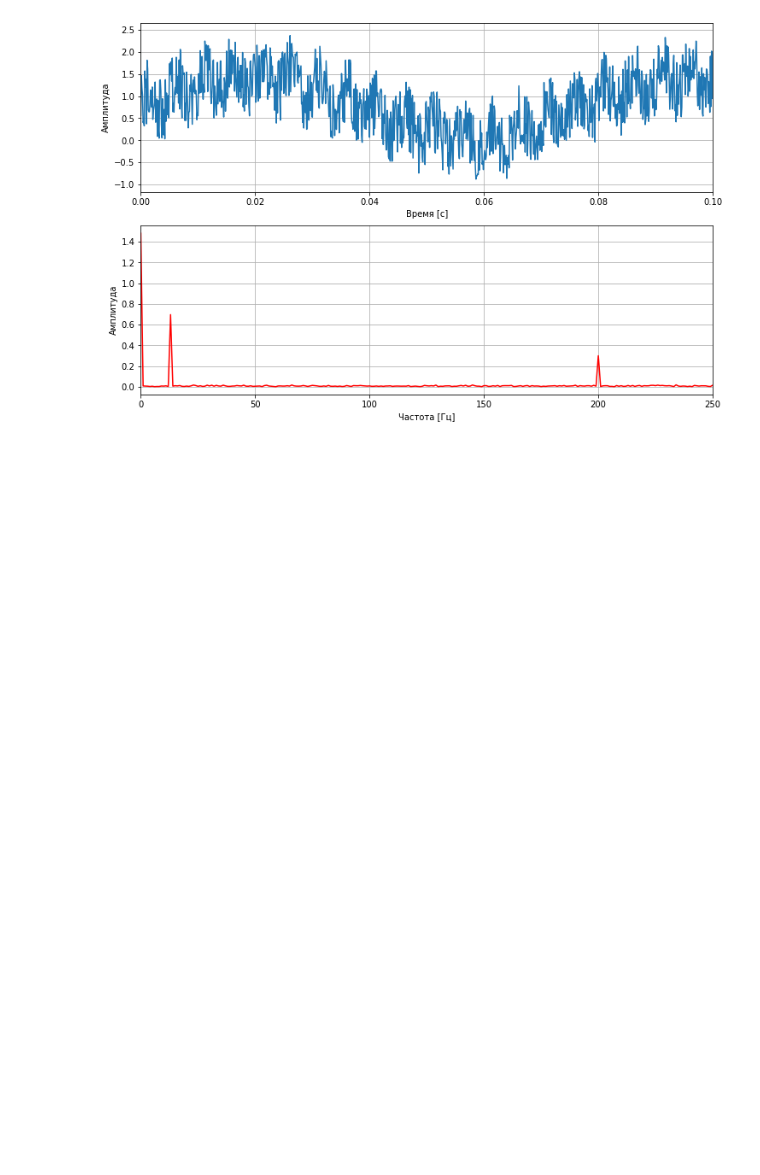
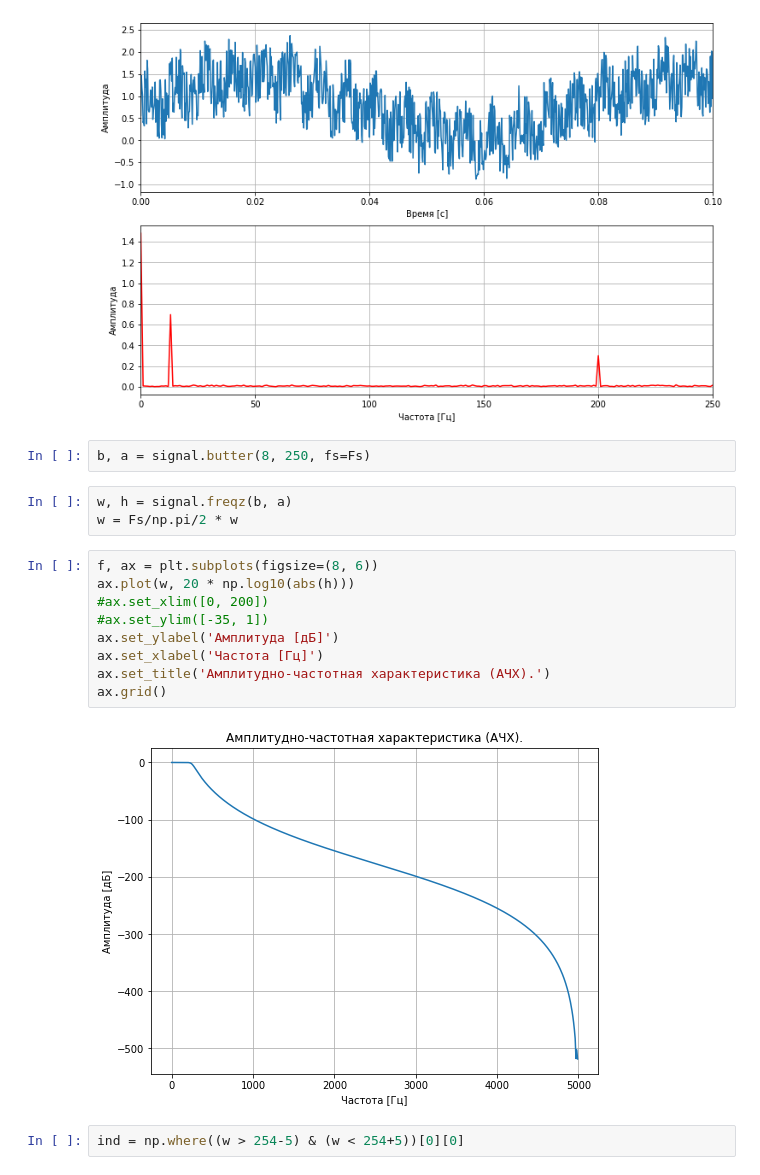
Before and after one commit to Corwin74/skill-factory, a Jupyter notebook: ML8/ml8-17-2.ipynb, the cells around one changed output. Saved outputs shown, nothing was run; the diff lists cells and outputs as text; blank space fills up the shorter version.

```diff
--- a/ML8/ml8-17-2.ipynb
+++ b/ML8/ml8-17-2.ipynb
@@ -47,3 +47,21 @@ ax[1].set_xlim([0, 250])
 ax[1].grid()
 # %% [output]
 [figure]
+# %%
+b, a = signal.butter(8, 250, fs=Fs)
+# %%
+w, h = signal.freqz(b, a)
+w = Fs/np.pi/2 * w
+# %%
+f, ax = plt.subplots(figsize=(8, 6))
+ax.plot(w, 20 * np.log10(abs(h)))
+#ax.set_xlim([0, 200])
+#ax.set_ylim([-35, 1])
+ax.set_ylabel('Амплитуда [дБ]')
+ax.set_xlabel('Частота [Гц]')
+ax.set_title('Амплитудно-частотная характеристика (АЧХ).')
+ax.grid()
+# %% [output]
+[figure, added]
+# %%
+ind = np.where((w > 254-5) & (w < 254+5))[0][0]
```
Also changed, not shown: parts of 12 cells of this notebook.
